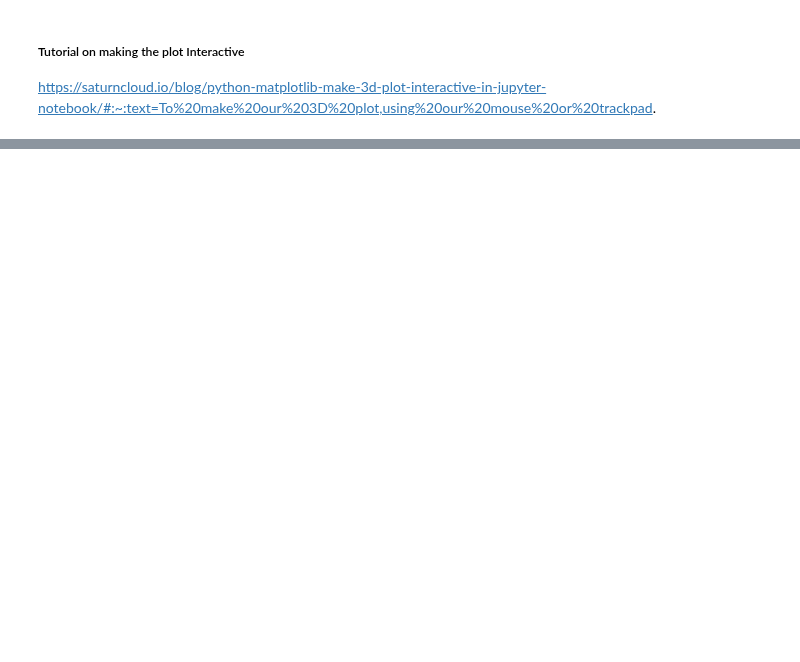
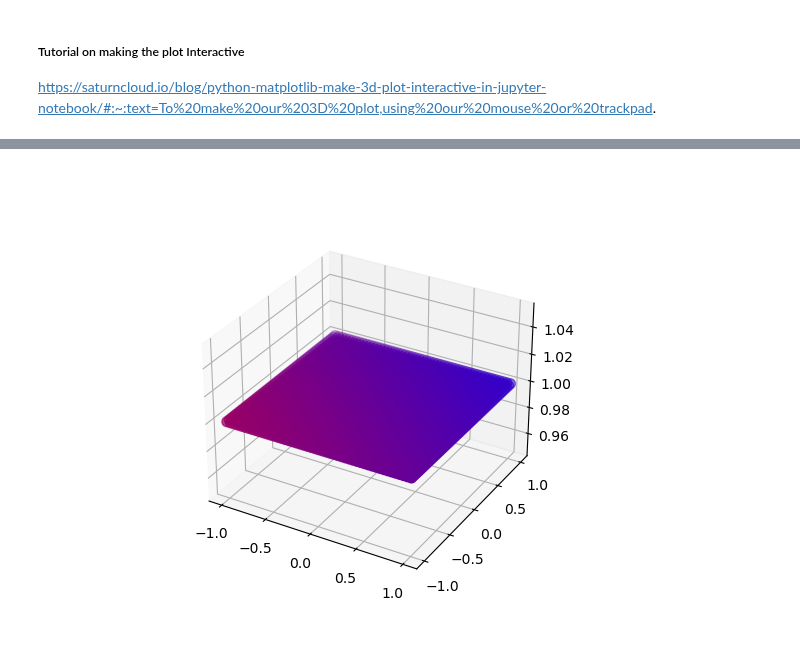
Before and after one commit to JoshuaG-K/transformation-visualization-tool, a Jupyter notebook: transformations.ipynb, the cells around one changed output, grey strips where cells are left out. Cells and saved outputs as stored; diff of their text form; code cells hidden in the pictures; blank space fills up the shorter version.

Commit message:
Changed rotational matrix to 90 degree

```diff
--- a/transformations.ipynb
+++ b/transformations.ipynb
@@ -234,0 +106,95 @@ plt.show()
+# %%
+import matplotlib.pyplot as plt
+import numpy as np
+from matplotlib.colors import LinearSegmentedColormap
+from sklearn.preprocessing import normalize
+import cv2
+
+# Create a custom colormap
+cmap_colors = [(0, 'red'), (1, 'blue'), (1, 'green')]  # Colors for the combined dimension
+cmap_colors_transformation = [(0, 'red'), (1, 'blue'), (1, 'green')]  # Colors for the combined dimension
+custom_cmap = LinearSegmentedColormap.from_list('custom', cmap_colors)
+custom_cmap_transformation = LinearSegmentedColormap.from_list('custom_transformation', cmap_colors_transformation)
+
+# Create a 2D grid of values for both dimensions
+num_dimensions = 2
+num_points = 50
+lowest_color_value = 0.2
+highest_color_value = 0.8
+z_value = 1.
+x_color = np.linspace(lowest_color_value, highest_color_value/num_dimensions, num_points)
+y_color = np.linspace(lowest_color_value, highest_color_value/num_dimensions, num_points)
+X_color, Y_color = np.meshgrid(x_color, y_color)
+
+# Combine data for both dimensions into a single variable
+combined_data = X_color + Y_color  # You can use a different combination as needed
+
+# Apply the custom colormap to the combined data
+color = custom_cmap(combined_data)
+
+# Make sure the color is in the right form (num of data points x 4), so we have a
+# color for each datapoint
+color_new = color.reshape((-1, 4))
+color_new_transformation = np.copy(color_new)
+
+# Create a figure and axis
+fig = plt.figure()
+ax = fig.add_subplot(111, projection='3d')
+
+# Set the boundaries of the square we are creating
+min_x = -1
+max_x = 1
+
+min_y = -1
+max_y = 1
+
+z_value = 1
+z_value_transformation = 2
+
+# Create a grid of x and y values that will be the points of our "plane"
+x_grid = np.linspace(min_x, max_x, num_points)
+y_grid = np.linspace(min_y, max_y, num_points)
+
+# Use np.meshgrid and reshaping to make this into a collection of points
+X_grid, Y_grid = np.meshgrid(x_grid, y_grid)
+X_grid = X_grid.reshape((-1, 1))
+Y_grid = Y_grid.reshape((-1, 1))
+Z_grid = np.full(X_grid.shape, z_value)
+
+points_3D = np.concatenate((X_grid, Y_grid, Z_grid), axis=1)
+
+# Create a different z value to distinguish original and transformed matrix
+Z_grid_2s = np.full(Z_grid.shape, z_value_transformation)
+
+# Create transformed matrix
+points_3D_of_2s = points_3D[:,:2]
+
+points_3D_test = np.concatenate((points_3D_of_2s, Z_grid_2s), axis=1)
+
+rotation_matrix = np.array([[0, -1, 0], [1, 0, 0], [0, 0, 1]])
+points_3D_rotate = np.matmul(points_3D_test, rotation_matrix)
+
+points_3D_test = points_3D_rotate
+
+H, _ = cv2.findHomography(points_3D_test[:, :2], points_3D[:, :2])
+points_2D = cv2.perspectiveTransform(np.array([points_3D_test[:, :2]]), H)
+
+ax.scatter(X_grid, Y_grid, Z_grid, c=color_new, cmap=custom_cmap, s=50, marker='o')
+ax.scatter(points_2D[0][:, 0], points_2D[0][:, 1], Z_grid_2s, c=color_new_transformation, cmap=custom_cmap_transformation, s=50, marker='o')
+
+# Plot the 3D grid with the colormap representing both dimensions for both the original and the transformed matrix
+# ax.scatter(X_grid, Y_grid, Z_grid, c=color_new, cmap=custom_cmap, s=50, marker='o')
+# ax.scatter(points_3D_test[:,0], points_3D_test[:,1], points_3D_test[:,2], c=color_new_transformation, cmap=custom_cmap_transformation, s=50, marker='o')
+
+# Set the 3D axis limits so we can view everything
+min_val = min(points_3D_test.flatten())
+max_val = max(points_3D_test.flatten())
+
+ax.set_xlim(min_val, max_val)
+ax.set_ylim(min_val, max_val)
+
+ax.set_zlim(min_val, max_val)
+
+# Show the plot
+plt.show()
+# %% [output]
@@ -235,3 +202,4 @@ plt.show()
+[figure, added]
 # %% [markdown]
 #### Homography Explained With Code ####
 https://docs.opencv.org/4.x/d9/dab/tutorial_homography.html
```
Also changed, not shown: parts of 9 cells of this notebook.
